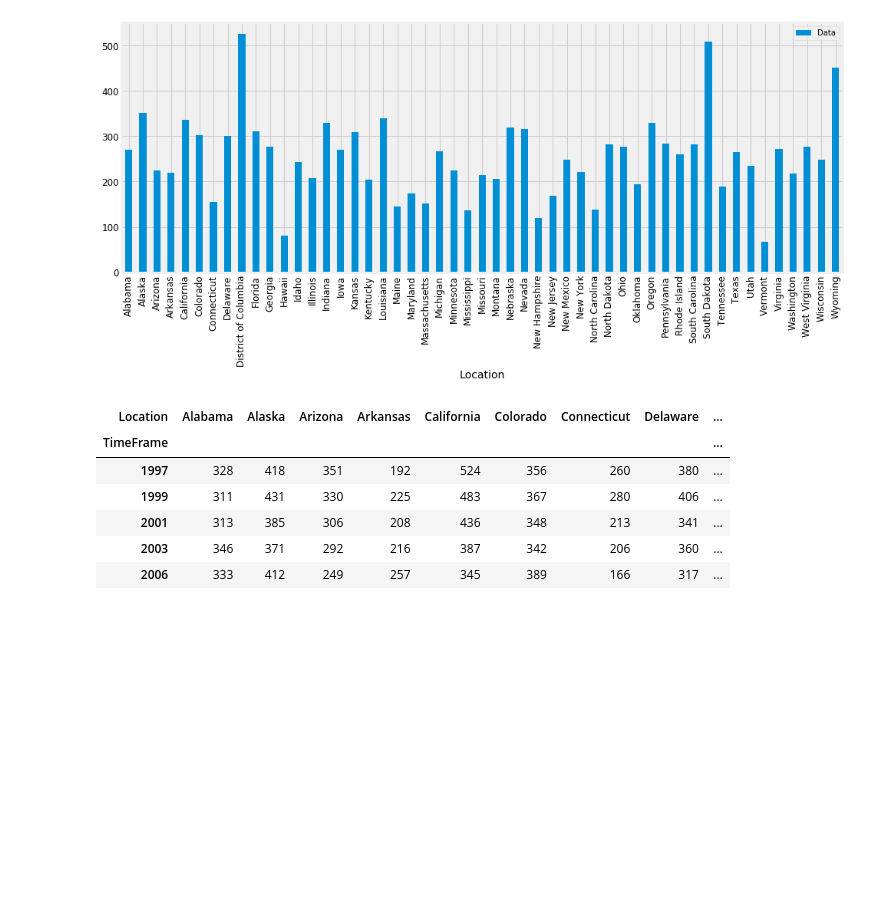
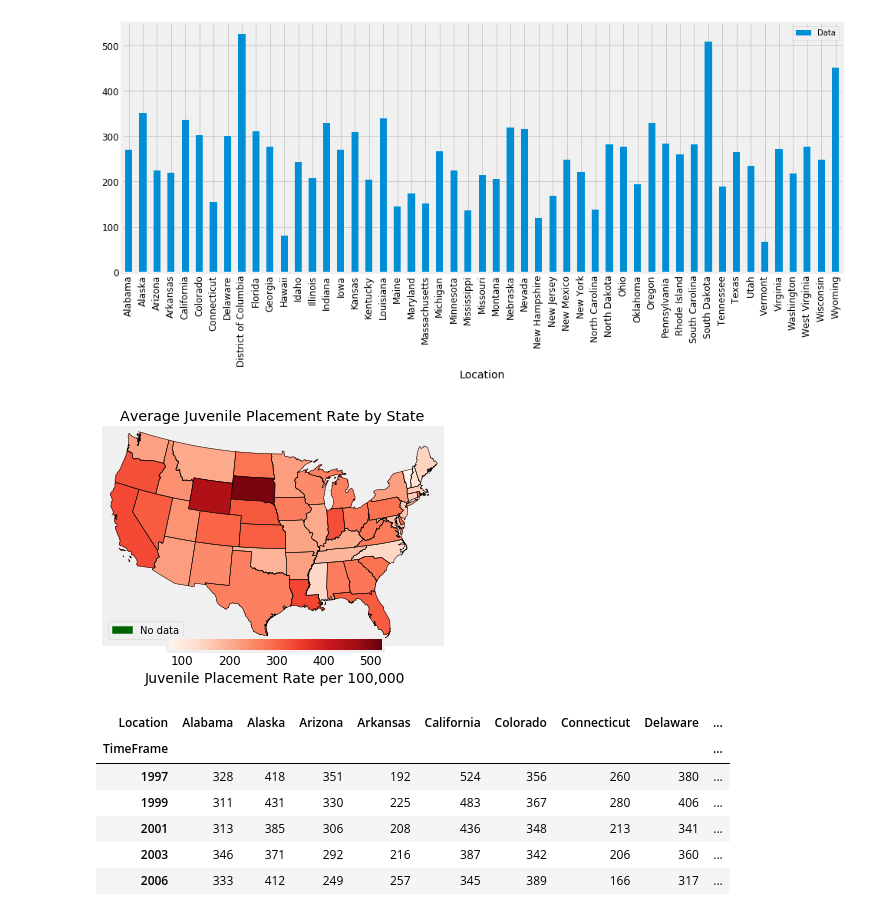
Before and after one commit to cschubert29/Intro_DS_Project, a Jupyter notebook: Code/National level analysis.ipynb, the cells around one changed output. Drawn from its saved outputs; the diff is of its cells as text; code cells hidden in the pictures; blank space fills up the shorter version.

```diff
--- a/Code/National level analysis.ipynb
+++ b/Code/National level analysis.ipynb
@@ -96,6 +102,63 @@ avg_placement.plot(figsize=(15, 6),kind='bar')
 plt.show()
 # %% [output]
 [figure]
+# %%
+#Basemap heatmap of placement rate bar chart
+
+
+# Lambert Conformal map of lower 48 states.
+m = Basemap(llcrnrlon=-119,llcrnrlat=22,urcrnrlon=-64,urcrnrlat=49,
+        projection='lcc',lat_1=33,lat_2=45,lon_0=-95)
+ax = plt.gca()
+fig = plt.gcf()
+
+# draw state boundaries.
+# data from U.S Census Bureau
+# http://www.census.gov/geo/www/cob/st2000.html
+shp_info = m.readshapefile('../Data/US-Educational-Finances/st99_d00','states',drawbounds=True)
+# Juvenile placement by state - to dictionary
+state_placement = avg_placement.to_dict()['Data']
+
+nodata_color = "darkgreen"
+colors={}
+statenames=[]
+patches = []
+
+cmap = plt.cm.Reds
+vmin = min(state_placement.values()); vmax = max(state_placement.values())
+norm = Normalize(vmin=vmin, vmax=vmax)
+# color mapper to covert values to colors
+mapper = ScalarMappable(norm=norm, cmap=cmap)
+
+for shapedict in m.states_info:
+    statename = shapedict['NAME']
+    if statename in state_placement:
+        exp = state_placement[statename]
+        colors[statename] = mapper.to_rgba(exp)
+        statenames.append(statename)
+    else:
+        statenames.append(statename)
+        colors[statename] = nodata_color
+
+for nshape,seg in enumerate(m.states):
+    color = rgb2hex(colors[statenames[nshape]])
+    poly = Polygon(seg,facecolor=color,edgecolor=color)
+    if (colors[statenames[nshape]] == nodata_color):
+        p_no = poly
+    ax.add_patch(poly)
+plt.title('Average Juvenile Placement Rate by State')
+
+# put legend for no data states
+if p_no is not None:
+    plt.legend((p_no,), ('No data',))
+
+# construct custom colorbar
+cax = fig.add_axes([0.27, 0.1, 0.5, 0.05]) # posititon
+cb = ColorbarBase(cax,cmap=cmap,norm=norm, orientation='horizontal')
+cb.ax.set_xlabel('Juvenile Placement Rate per 100,000')
+plt.show()
+# %% [output]
+[figure, added]
 # %%
 #pivot
 jp_pivot= juvenile_placement.pivot(index='TimeFrame',columns='Location',values='Data')
```
Also changed, not shown: parts of 9 cells of this notebook.
